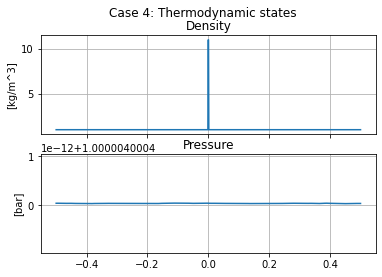
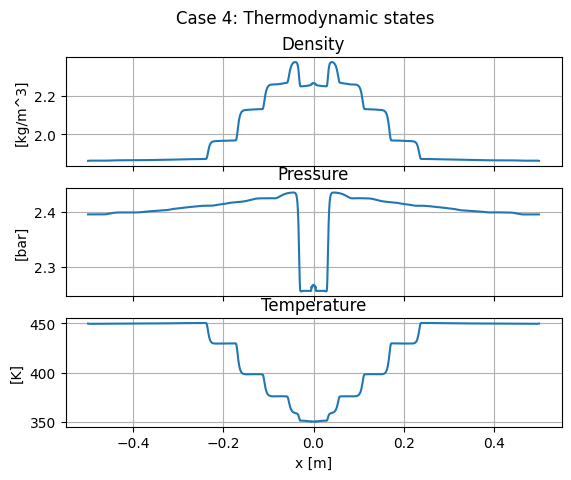
The change to this notebook cell's code, shown as a diff; its figure went from the first image to the second:
--- before
+++ after
@@ -1,5 +1,5 @@
 ## Plot the final state
 fig = plt.figure('Case 4: Solution at final time')
-axs = fig.subplots(nrows=2, ncols=1, sharex=True)
+axs = fig.subplots(nrows=3, ncols=1, sharex=True)
 axs[0].plot(
     x_mesh,
@@ -14,4 +14,11 @@
 axs[1].set_ylabel('[bar]')
 axs[1].set_title('Pressure')
+axs[2].plot(
+    x_mesh,
+    mdl_injection.thermo(uu=soln_injection.uu, gamma=soln_injection.gamma)['internal_energy'] / 714.28,
+)
+axs[2].set_ylabel('[K]')
+axs[2].set_title('Temperature')
+axs[2].set_xlabel('x [m]')
 _ = [ax.grid(True) for ax in axs.flat]
 _ = fig.suptitle('Case 4: Thermodynamic states')

Commit: refactor: update 1d-flow example to use TVDSolver